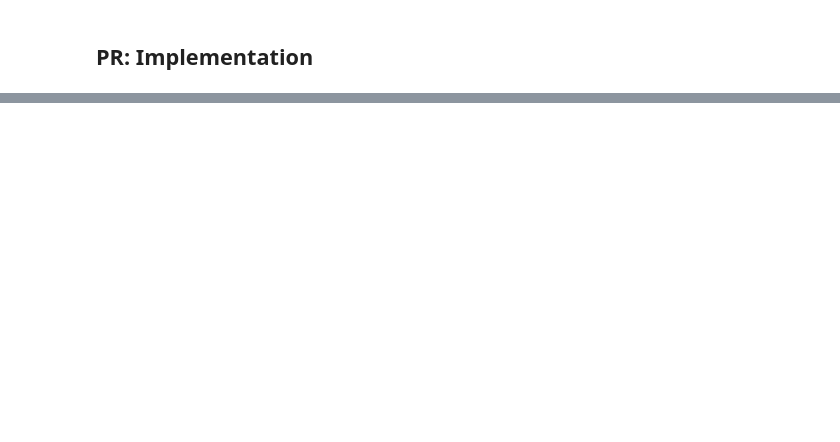
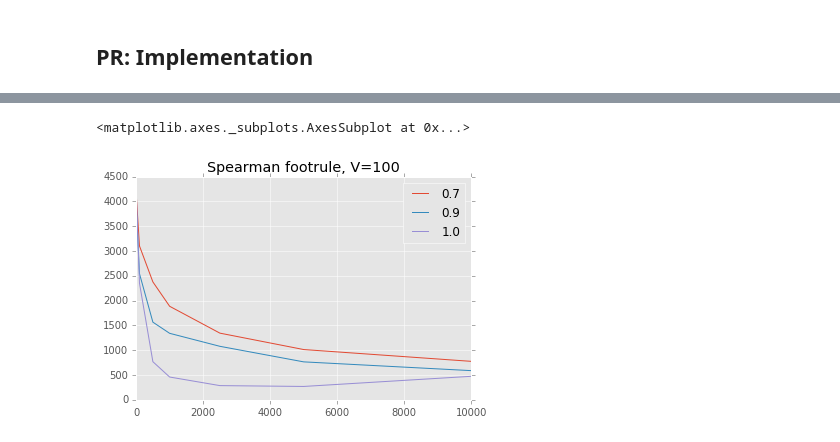
Before and after one commit to kronosapiens/masters-thesis, a Jupyter notebook: code/PR-Implementation.ipynb, the cells around one changed output, grey strips where cells are left out. Saved outputs shown, nothing was run; the diff lists cells and outputs as text; code cells hidden in the pictures; blank space fills up the shorter version.

```diff
--- a/code/PR-Implementation.ipynb
+++ b/code/PR-Implementation.ipynb
@@ -123,0 +210,11 @@ get_error(out)
+# %%
+results = {}
+V = 100
+for B in B_vals:
+    results[B] = run_trial(V, B)
+results = pd.DataFrame.from_dict(results)
+results.index = POINTS
+results.plot(title='Spearman footrule, V={}'.format(V))
+# %% [output]
+<matplotlib.axes._subplots.AxesSubplot at 0x...>
+[figure, added]
```
Also changed, not shown: parts of 13 cells of this notebook, 18 other files.
